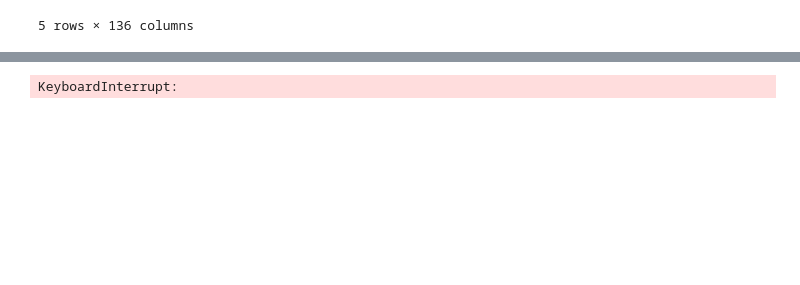
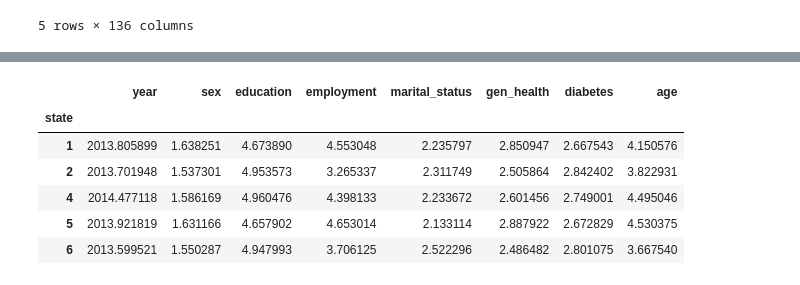
Before and after one commit to tworthy94/BootCamp_ETL_Project, a Jupyter notebook: CDC_Data_Cleaning.ipynb, the cells around one changed output, grey strips where cells are left out. Cells and saved outputs as stored; diff of their text form; code cells hidden in the pictures; blank space fills up the shorter version.

```diff
--- a/CDC_Data_Cleaning.ipynb
+++ b/CDC_Data_Cleaning.ipynb
@@ -272,16 +272,27 @@ connection_string = "postgres:postgres@localhost:5432/etl_db"
 engine = create_engine(f'postgresql://{connection_string}')
 # %%
 # Append CDC data to postgres db, ddl inline
-full_data.to_sql(name='full_data', con=engine, if_exists='append', index=True)
-_age.to_sql(name='_age', con=engine, if_exists='append', index=True)
-_eddummies.to_sql(name='_eddummies', con=engine, if_exists='append', index=True)
-_emp_stat.to_sql(name='_emp_stat', con=engine, if_exists='append', index=True)
-_marital_status.to_sql(name='_marital_status', con=engine, if_exists='append', index=True)
-_sex.to_sql(name='_sex', con=engine, if_exists='append', index=True)
-_gen_health.to_sql(name='_gen_health', con=engine, if_exists='append', index=True)
-_diabetes.to_sql(name='_diabetes', con=engine, if_exists='append', index=True)
+full_data_by_state.to_sql(name='full_data_by_state', con=engine, if_exists='append', index=True)
+# _age.to_sql(name='_age', con=engine, if_exists='append', index=True)
+# _eddummies.to_sql(name='_eddummies', con=engine, if_exists='append', index=True)
+# _emp_stat.to_sql(name='_emp_stat', con=engine, if_exists='append', index=True)
+# _marital_status.to_sql(name='_marital_status', con=engine, if_exists='append', index=True)
+# _sex.to_sql(name='_sex', con=engine, if_exists='append', index=True)
+# _gen_health.to_sql(name='_gen_health', con=engine, if_exists='append', index=True)
+# _diabetes.to_sql(name='_diabetes', con=engine, if_exists='append', index=True)
-# %% [output]
-KeyboardInterrupt:
 # %%
 # Append census data to postgres db, ddl inline
 cleaned_census.to_sql(name='census_data', con=engine, if_exists='append', index=True)
+# %%
+# Average criteria per state
+full_data_by_state = full_data.groupby("state").mean()
+# %%
+full_data_by_state.head()
+# %% [output]
+|  | year | sex | education | employment | marital_status | gen_health | diabetes | age |
+| state |  |  |  |  |  |  |  |  |
+| 1 | 2013.805899 | 1.638251 | 4.673890 | 4.553048 | 2.235797 | 2.850947 | 2.667543 | 4.150576 |
+| 2 | 2013.701948 | 1.537301 | 4.953573 | 3.265337 | 2.311749 | 2.505864 | 2.842402 | 3.822931 |
+| 4 | 2014.477118 | 1.586169 | 4.960476 | 4.398133 | 2.233672 | 2.601456 | 2.749001 | 4.495046 |
+| 5 | 2013.921819 | 1.631166 | 4.657902 | 4.653014 | 2.133114 | 2.887922 | 2.672829 | 4.530375 |
+| 6 | 2013.599521 | 1.550287 | 4.947993 | 3.706125 | 2.522296 | 2.486482 | 2.801075 | 3.667540 |
```
Also changed, not shown: parts of 1 cell of this notebook, 1 other file.
